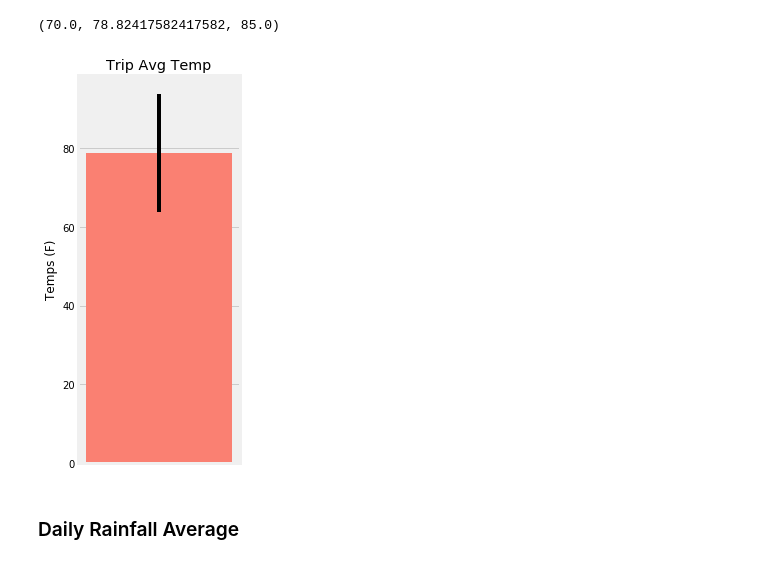
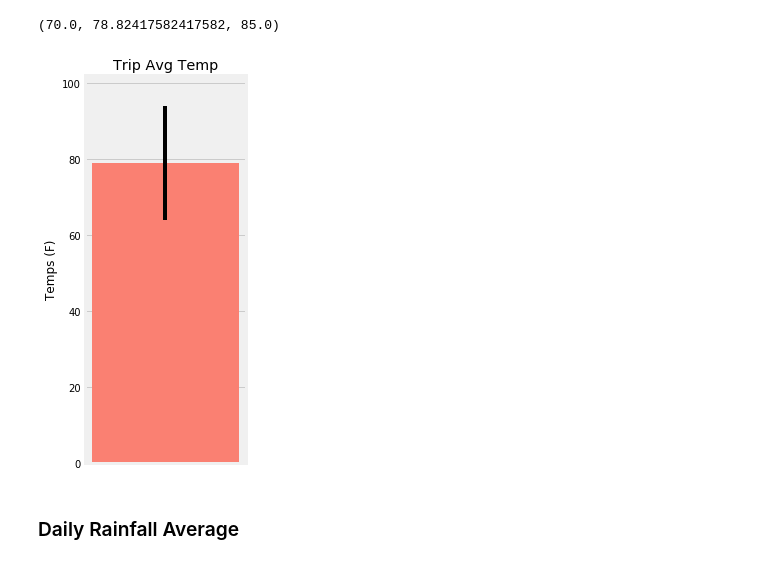
Before and after one commit to cristinasewell/sql_stuff, a Jupyter notebook: sql_alchemy/temp_analysis_bonus_2_starter.ipynb, the cells around one changed output. Saved outputs shown, nothing was run; the diff lists cells and outputs as text; code cells hidden in the pictures.

```diff
--- a/sql_alchemy/temp_analysis_bonus_2_starter.ipynb
+++ b/sql_alchemy/temp_analysis_bonus_2_starter.ipynb
@@ -79,21 +79,22 @@ tmin, tavg, tmax
 # %%
 # Plot the results from your previous query as a bar chart.
 # Use "Trip Avg Temp" as your Title
 # Use the average temperature for bar height (y value)
 # Use the peak-to-peak (tmax-tmin) value as the y error bar (yerr)
 plt.figure(figsize=(3, 6))
 plt.bar(x=1, height=tavg, yerr=(tmax-tmin), color='salmon')
 plt.xticks([])
 plt.title('Trip Avg Temp')
 plt.ylabel("Temps (F)")
 plt.tight_layout()
+plt.ylim([0, 102])
 plt.savefig('bonus_temperature.png')
 # temps_df = pd.DataFrame({"tmin": [tmin],
 #                         "tavg": [tavg],
 #                         "tmax": [tmax]})
 # temps_df['tavg'].plot.bar(yerr=(tmax - tmin), figsize=(4, 10), title='Trip Avg Temp')
 # %% [output]
-[figure, old version]
+[figure, new version]
 # %% [markdown]
 ### Daily Rainfall Average
 # %%
```
Also changed, not shown: parts of 2 cells of this notebook, 2 other files.
